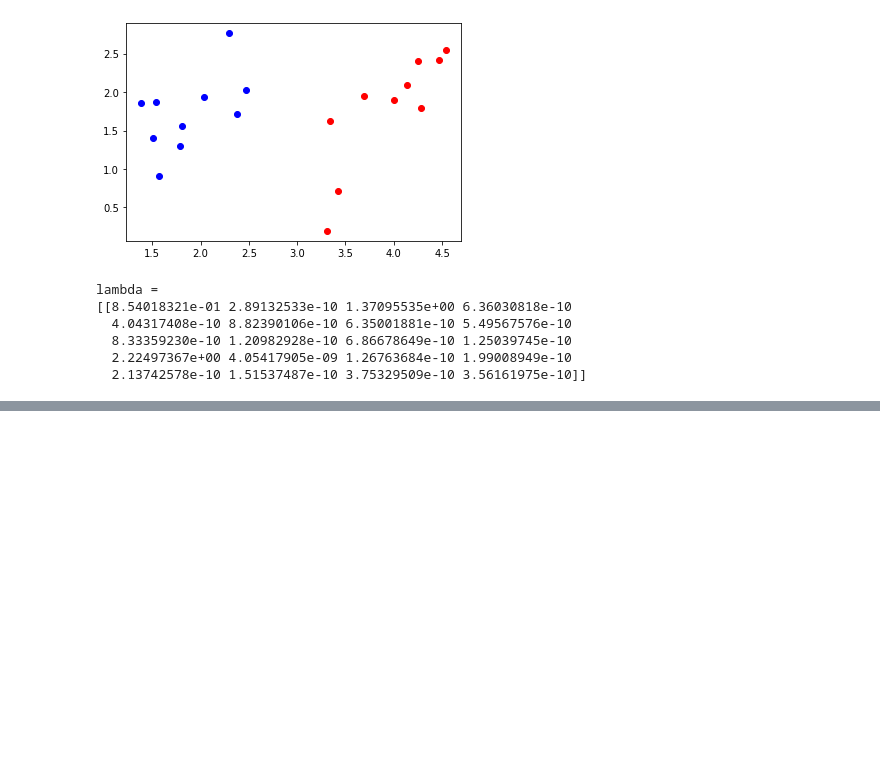
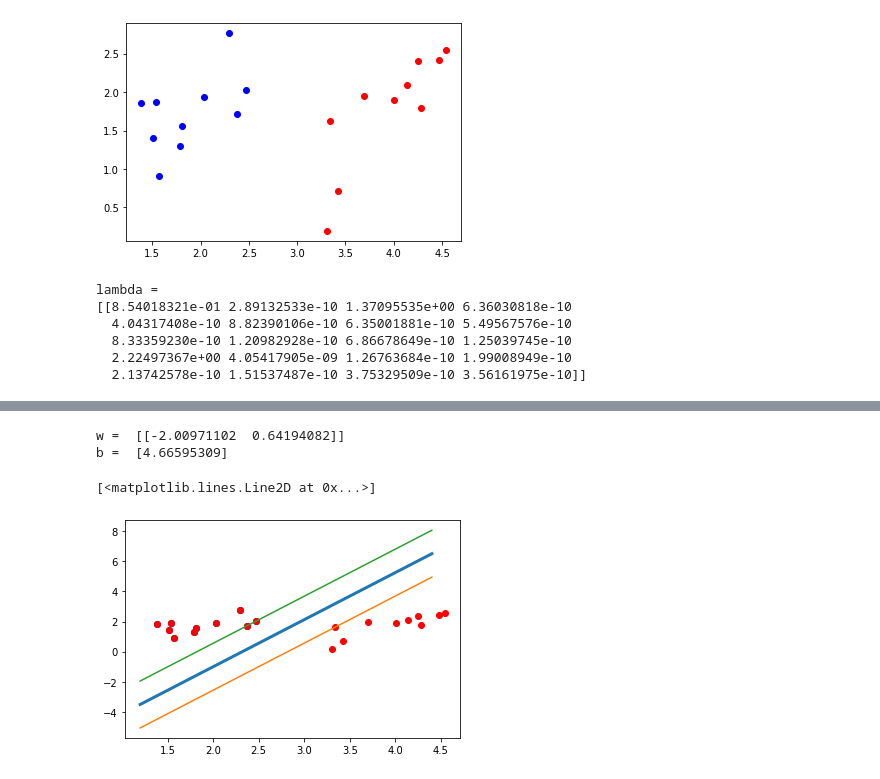
Before and after one commit to nnguyenu/ML-basic, a Jupyter notebook: Convex_optimization.ipynb, the cells around one changed output, grey strips where cells are left out. Cells and saved outputs as stored; diff of their text form; code cells hidden in the pictures; blank space fills up the shorter version.

```diff
--- a/Convex_optimization.ipynb
+++ b/Convex_optimization.ipynb
@@ -92,0 +93,30 @@ b =  4.668560633868097
+# %%
+# implementation of Hard-Margin SVM
+from sklearn.svm import SVC
+
+y1 = y.reshape((2*N,))
+X1 = X.T # each sample is one row
+clf = SVC(kernel = 'linear', C = 1e5) # C is just a big number to force Soft-Margin SVM to Hard-Margin SVM
+
+clf.fit(X1, y1)
+
+w = clf.coef_
+b = clf.intercept_
+print('w = ', w)
+print('b = ', b)
+
+plt.plot(X0[:,0],X0[:,1],'bo')
+plt.plot(X1[:,0],X1[:,1],'ro')
+
+x_line = np.arange(1.2,4.5,0.1)
+y_line = (-b - w[0,0]*x_line) / w[0,1]
+y_line1 = (-(b+1) - w[0,0]*x_line) / w[0,1]
+y_line2 = (-(b-1) - w[0,0]*x_line) / w[0,1]
+plt.plot(x_line,y_line,linewidth=3)
+plt.plot(x_line,y_line1)
+plt.plot(x_line,y_line2)
+# %% [output]
+w =  [[-2.00971102  0.64194082]]
+b =  [4.66595309]
+[<matplotlib.lines.Line2D at 0x...>]
+[figure, added]
```
Also changed, not shown: parts of 1 cell of this notebook.
